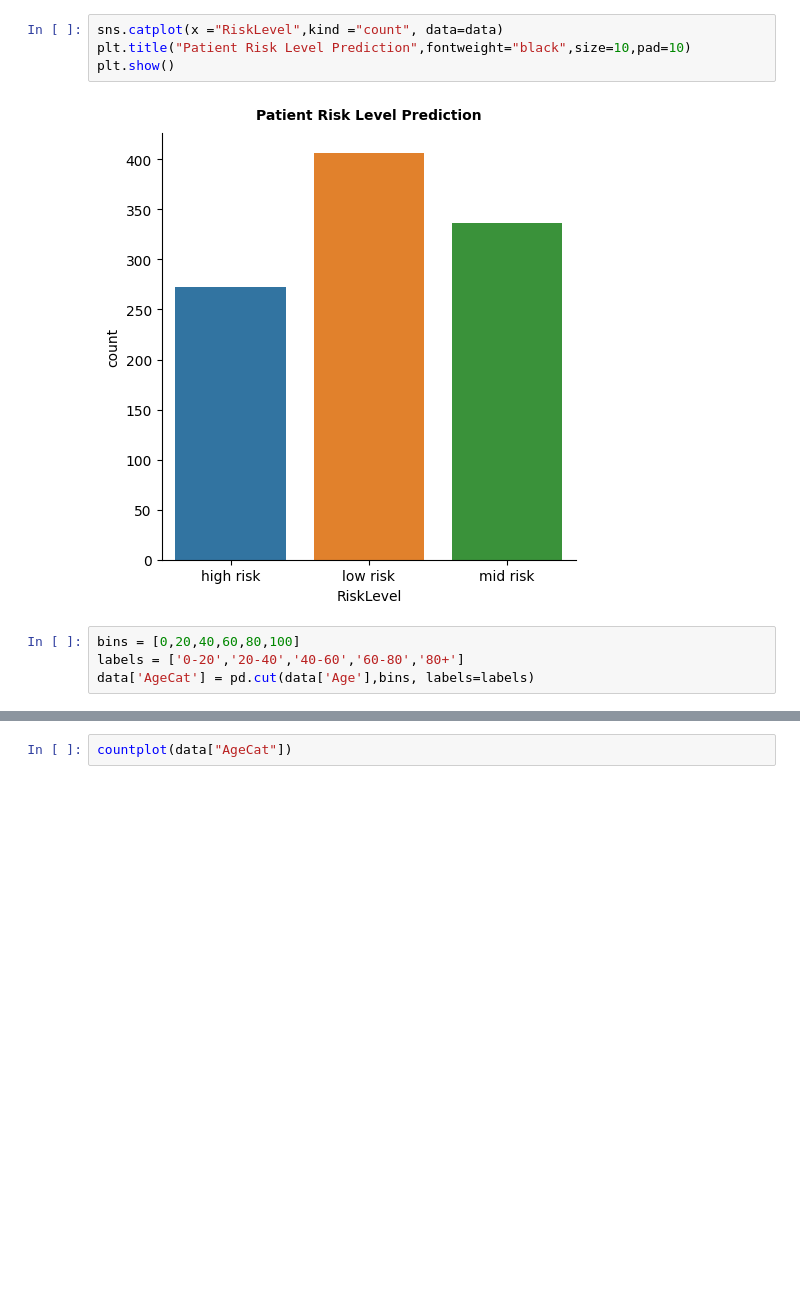
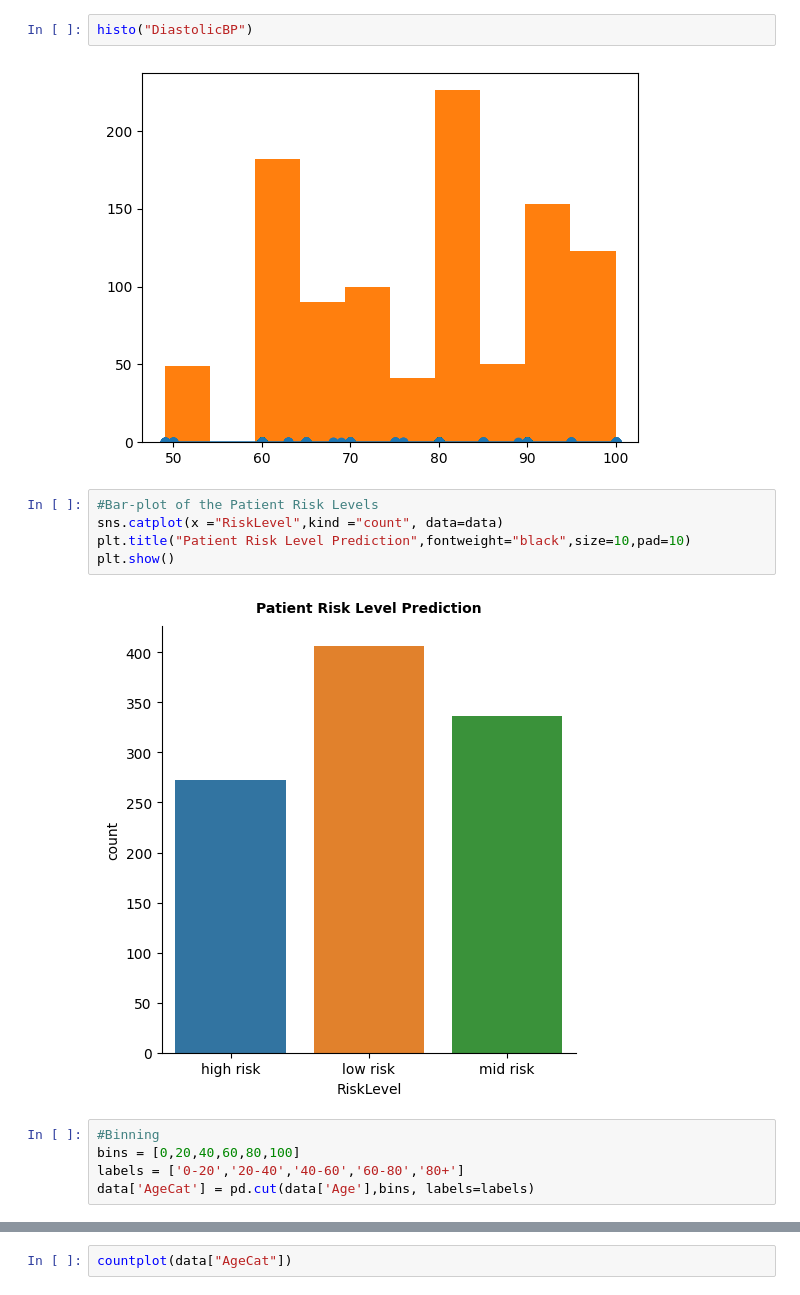
Before and after one commit to AnushkaMazumdar2/Machine_Learning, a Jupyter notebook: MaternalHealth_2348505.ipynb, the cells around one changed output, grey strips where cells are left out. Cells and saved outputs as stored; diff of their text form; blank space fills up the shorter version.

```diff
--- a/MaternalHealth_2348505.ipynb
+++ b/MaternalHealth_2348505.ipynb
@@ -79,10 +84,16 @@ curve(data["Age"])
+# %%
+histo("DiastolicBP")
+# %% [output]
+[figure, added]
 # %%
+#Bar-plot of the Patient Risk Levels
 sns.catplot(x ="RiskLevel",kind ="count", data=data)
 plt.title("Patient Risk Level Prediction",fontweight="black",size=10,pad=10)
 plt.show()
 # %% [output]
 [figure]
 # %%
+#Binning
 bins = [0,20,40,60,80,100]
 labels = ['0-20','20-40','40-60','60-80','80+']
 data['AgeCat'] = pd.cut(data['Age'],bins, labels=labels)
```
Also changed, not shown: parts of 21 cells of this notebook.
